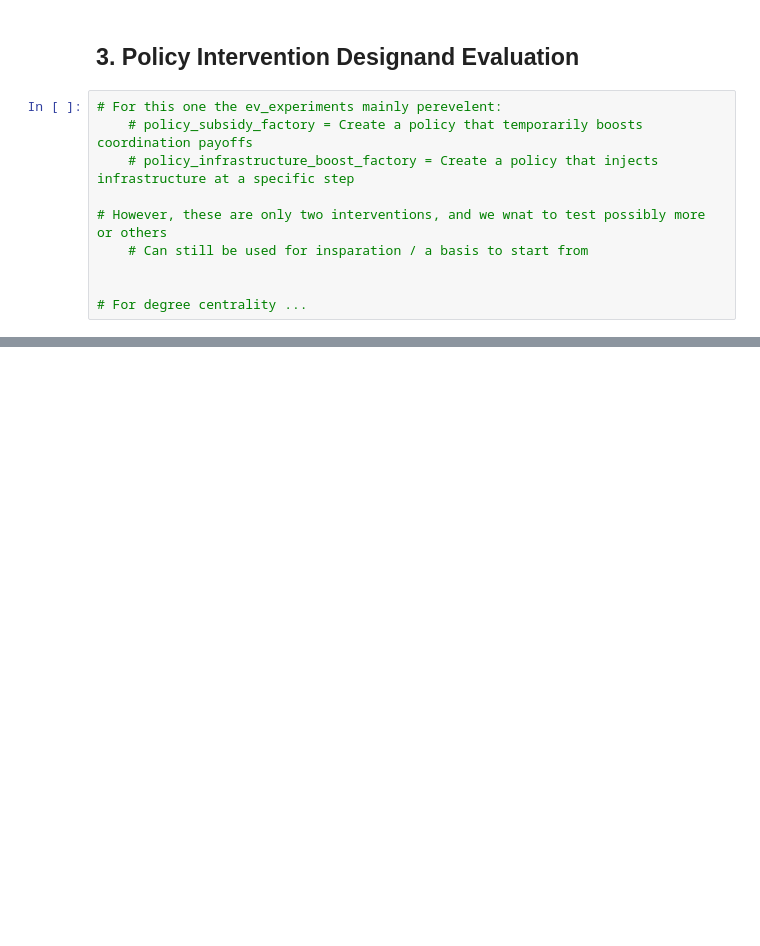
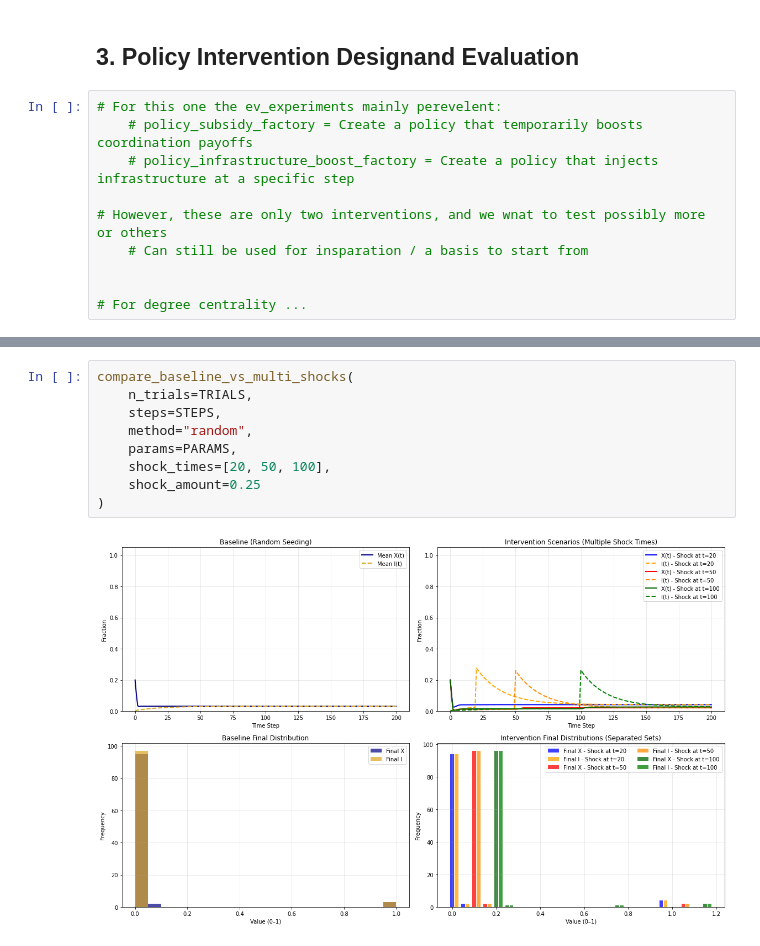
Before and after one commit to mucel/mbdm_3asign, a Jupyter notebook: mara_try.ipynb, the cells around one changed output, grey strips where cells are left out. Drawn from its saved outputs; the diff is of its cells as text; blank space fills up the shorter version.

```diff
--- a/mara_try.ipynb
+++ b/mara_try.ipynb
@@ -845,0 +980,11 @@ run_multiple_single_shocks_overlay_v2_adjusted(TRIALS, STEPS, "random", PARAMS,
+# %%
+compare_baseline_vs_multi_shocks(
+    n_trials=TRIALS,
+    steps=STEPS,
+    method="random",
+    params=PARAMS,
+    shock_times=[20, 50, 100],
+    shock_amount=0.25
+)
+# %% [output]
+[figure, added]
```
Also changed, not shown: parts of 25 cells of this notebook.
